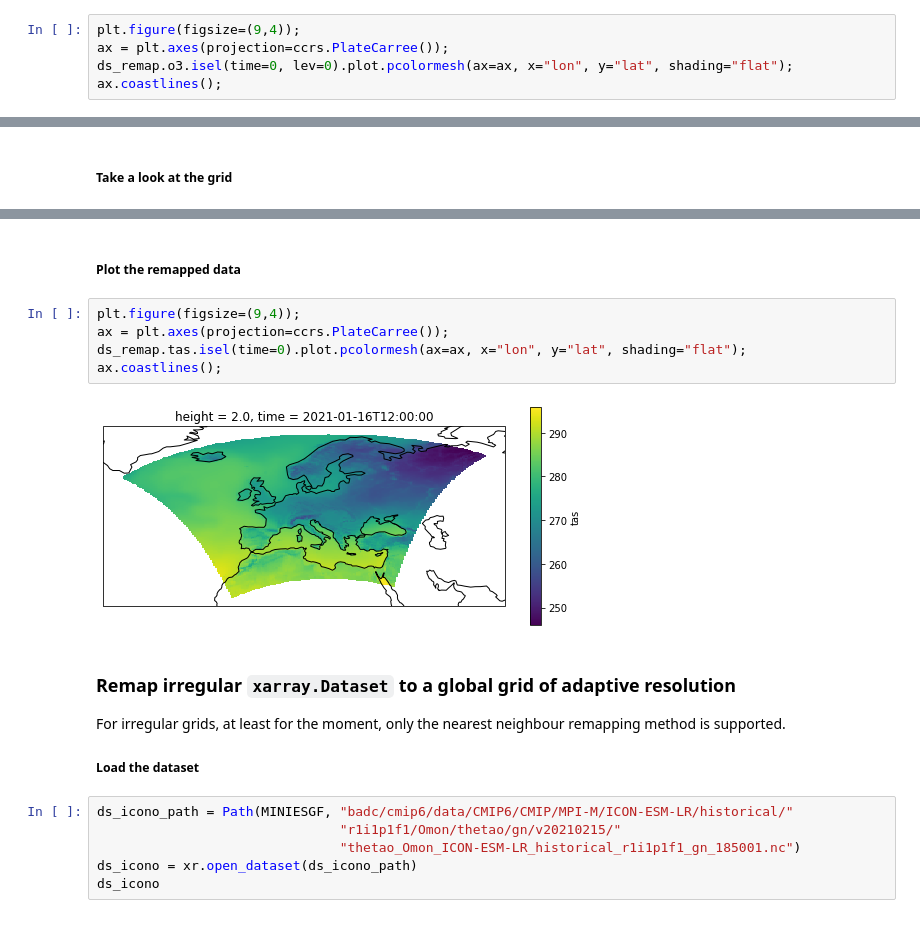
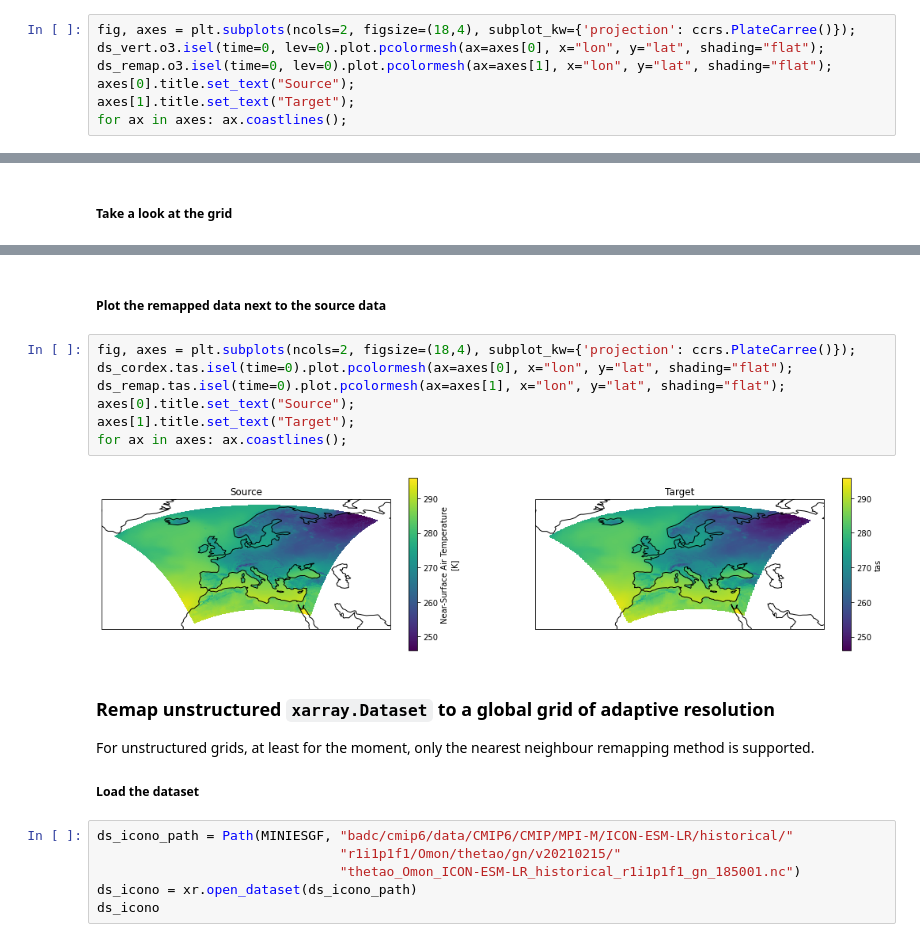
Before and after one commit to roocs/regrid-prototype, a Jupyter notebook: docs/notebooks/regrid_prototype.ipynb, the cells around one changed output, grey strips where cells are left out. Saved outputs shown, nothing was run; the diff lists cells and outputs as text.

```diff
--- a/docs/notebooks/regrid_prototype.ipynb
+++ b/docs/notebooks/regrid_prototype.ipynb
@@ -132,6 +152,8 @@ Coordinates:
 # %%
-plt.figure(figsize=(9,4));
-ax = plt.axes(projection=ccrs.PlateCarree());
-ds_remap.o3.isel(time=0, lev=0).plot.pcolormesh(ax=ax, x="lon", y="lat", shading="flat");
-ax.coastlines();
+fig, axes = plt.subplots(ncols=2, figsize=(18,4), subplot_kw={'projection': ccrs.PlateCarree()});
+ds_vert.o3.isel(time=0, lev=0).plot.pcolormesh(ax=axes[0], x="lon", y="lat", shading="flat");
+ds_remap.o3.isel(time=0, lev=0).plot.pcolormesh(ax=axes[1], x="lon", y="lat", shading="flat");
+axes[0].title.set_text("Source");
+axes[1].title.set_text("Target");
+for ax in axes: ax.coastlines();
 # %% [output]
@@ -201,18 +223,20 @@ Data variables:
     regrid_tool:                    xESMF_v0.6.1
     regrid_weights_uid:             05603f6f046b266ba6bc164c5b3209bf_cbfbd94f...
 # %% [markdown]
-##### Plot the remapped data
+##### Plot the remapped data next to the source data
 # %%
-plt.figure(figsize=(9,4));
-ax = plt.axes(projection=ccrs.PlateCarree());
-ds_remap.tas.isel(time=0).plot.pcolormesh(ax=ax, x="lon", y="lat", shading="flat");
-ax.coastlines();
+fig, axes = plt.subplots(ncols=2, figsize=(18,4), subplot_kw={'projection': ccrs.PlateCarree()});
+ds_cordex.tas.isel(time=0).plot.pcolormesh(ax=axes[0], x="lon", y="lat", shading="flat");
+ds_remap.tas.isel(time=0).plot.pcolormesh(ax=axes[1], x="lon", y="lat", shading="flat");
+axes[0].title.set_text("Source");
+axes[1].title.set_text("Target");
+for ax in axes: ax.coastlines();
 # %% [output]
-[figure, old version]
+[figure, new version]
 # %% [markdown]
-### Remap irregular `xarray.Dataset` to a global grid of adaptive resolution
+### Remap unstructured `xarray.Dataset` to a global grid of adaptive resolution
 
-For irregular grids, at least for the moment, only the nearest neighbour remapping method is supported.
+For unstructured grids, at least for the moment, only the nearest neighbour remapping method is supported.
 
 ##### Load the dataset
 # %%
```
Also changed, not shown: parts of 28 cells of this notebook, 2 other files.
